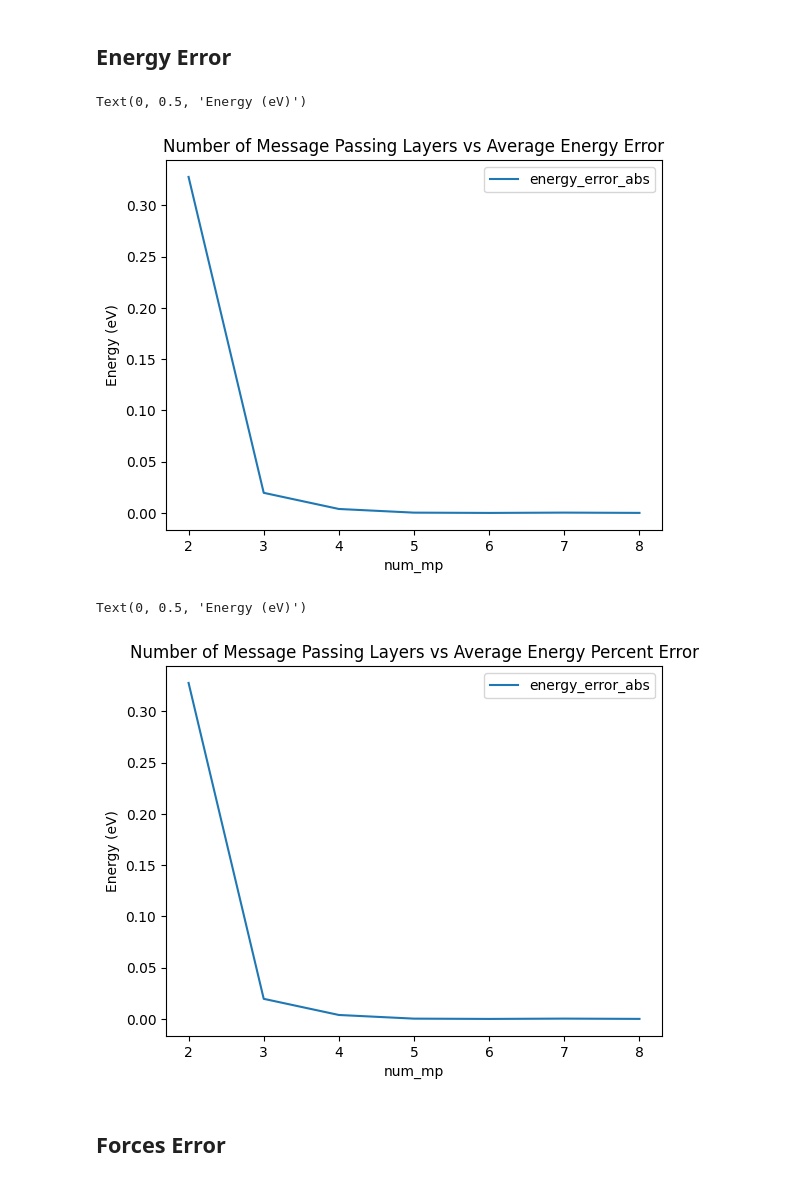
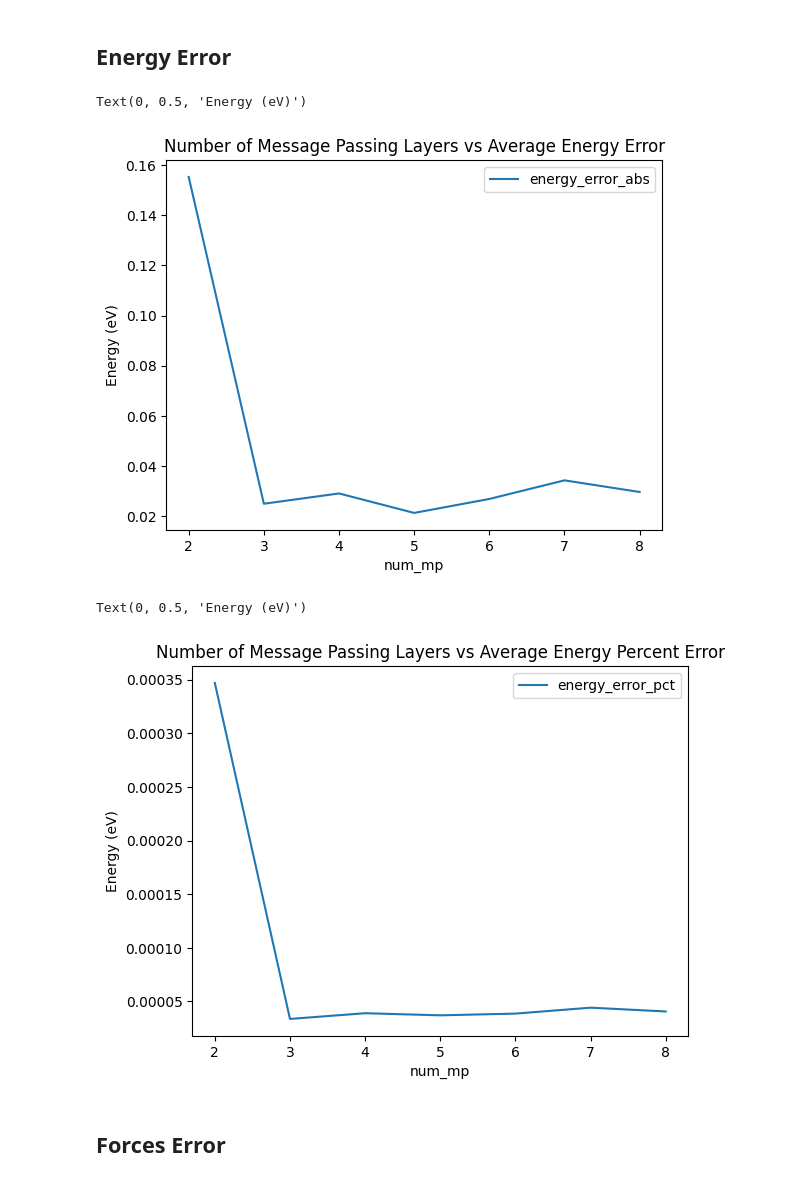
Before and after one commit to jaeheonshim/atomic-graph-partitioning, a Jupyter notebook: test_results.ipynb, the cells around one changed output. Drawn from its saved outputs; the diff is of its cells as text; code cells hidden in the pictures.

```diff
--- a/test_results.ipynb
+++ b/test_results.ipynb
@@ -2,7 +2,7 @@
 import pandas as pd
 import matplotlib.pyplot as plt
 # %%
-df = pd.read_csv('h2o_results/orb_results.csv')
+df = pd.read_csv('results/h2o/mattersim_results.csv')
 # %%
 df
 # %% [output]
@@ -54,14 +52,14 @@ ax.set_title("Number of Message Passing Layers vs Average Energy Error")
 ax.set_ylabel("Energy (eV)")
 # %% [output]
 Text(0, 0.5, 'Energy (eV)')
-[figure, old version]
+[figure, new version]
 # %%
-ax = avg_by_mp.plot(y=['energy_error_abs'])
+ax = avg_by_mp.plot(y=['energy_error_pct'])
 ax.set_title("Number of Message Passing Layers vs Average Energy Percent Error")
 ax.set_ylabel("Energy (eV)")
 # %% [output]
 Text(0, 0.5, 'Energy (eV)')
-[figure, old version]
+[figure, new version]
 # %% [markdown]
 ## Forces Error
 # %%
```
Also changed, not shown: parts of 5 cells of this notebook, 3 other files.
